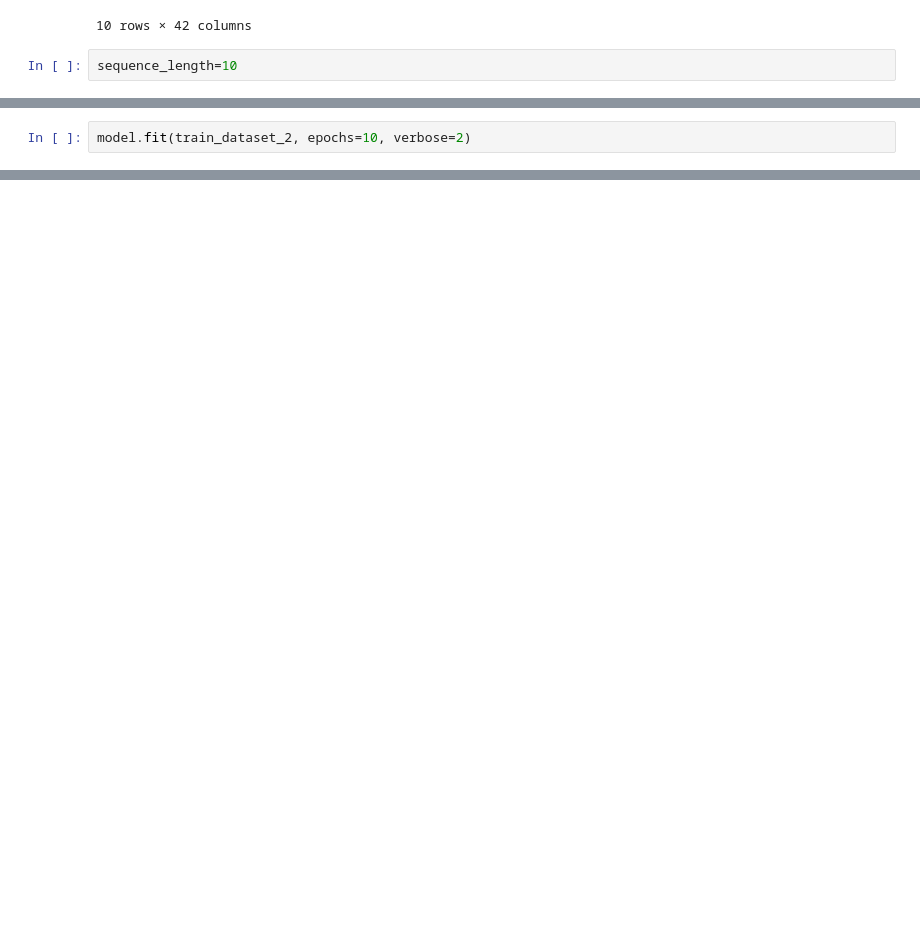
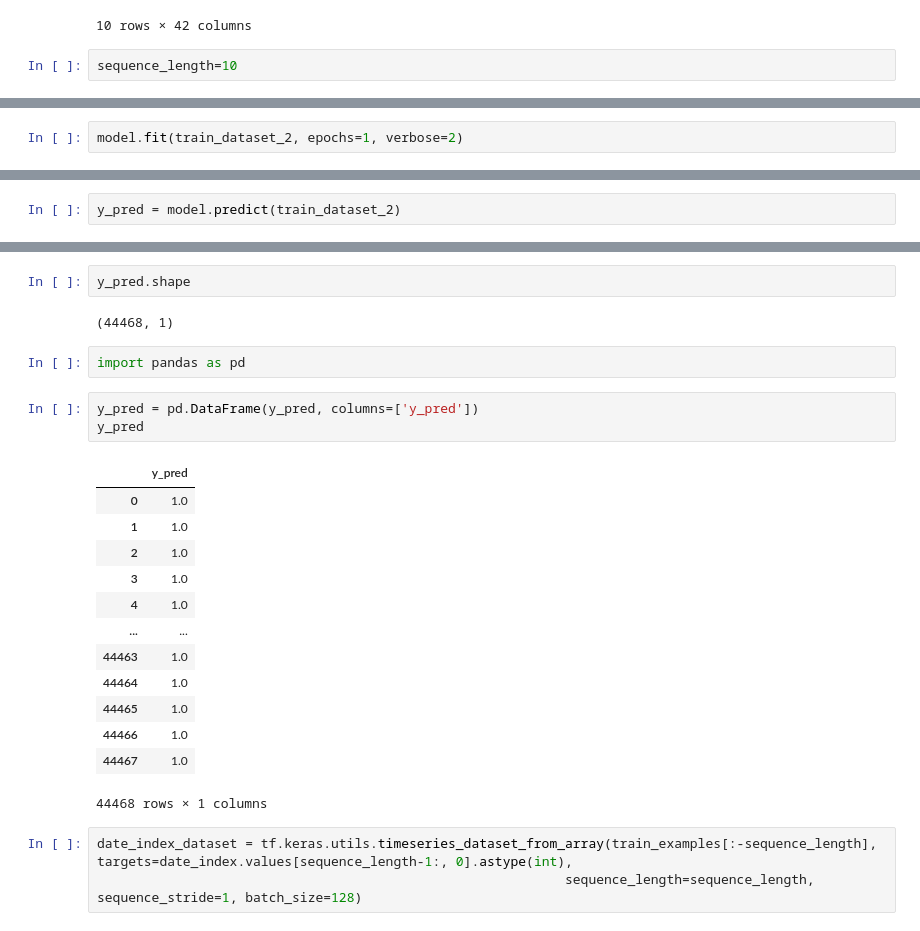
Before and after one commit to pgradz/ml_investing_wne, a Jupyter notebook: src/ml_investing_wne/notebooks/tensorflow_dataset.ipynb, the cells around one changed output, grey strips where cells are left out. Saved outputs shown, nothing was run; the diff lists cells and outputs as text; blank space fills up the shorter version.

Commit message:
training refactored to tf.Dataset

```diff
--- a/src/ml_investing_wne/notebooks/tensorflow_dataset.ipynb
+++ b/src/ml_investing_wne/notebooks/tensorflow_dataset.ipynb
@@ -233,4 +152,4 @@ model = build_model(input_shape=(10, 41), nb_classes=config.nb_classes)
          [[{{node gradients/split_1_grad/concat/split_1/split_dim}}]]
 # %%
-model.fit(train_dataset_2, epochs=10, verbose=2)
+model.fit(train_dataset_2, epochs=1, verbose=2)
 # %% [output]
@@ -259,0 +175,2 @@ Error:
+# %%
+y_pred = model.predict(train_dataset_2)
@@ -259,0 +207,26 @@ Error:
+# %%
+y_pred.shape
+# %% [output]
+(44468, 1)
+# %%
+import pandas as pd
+# %%
+y_pred = pd.DataFrame(y_pred, columns=['y_pred'])
+y_pred
+# %% [output]
+|  | y_pred |
+| 0 | 1.0 |
+| 1 | 1.0 |
+| 2 | 1.0 |
+| 3 | 1.0 |
+| 4 | 1.0 |
+| ... | ... |
+| 44463 | 1.0 |
+| 44464 | 1.0 |
+| 44465 | 1.0 |
+| 44466 | 1.0 |
+| 44467 | 1.0 |
+44468 rows × 1 columns
+# %%
+date_index_dataset = tf.keras.utils.timeseries_dataset_from_array(train_examples[:-sequence_length], targets=date_index.values[sequence_length-1:, 0].astype(int),
+                                                            sequence_length=sequence_length, sequence_stride=1, batch_size=128)
```
Also changed, not shown: parts of 32 cells of this notebook, 4 other files.
